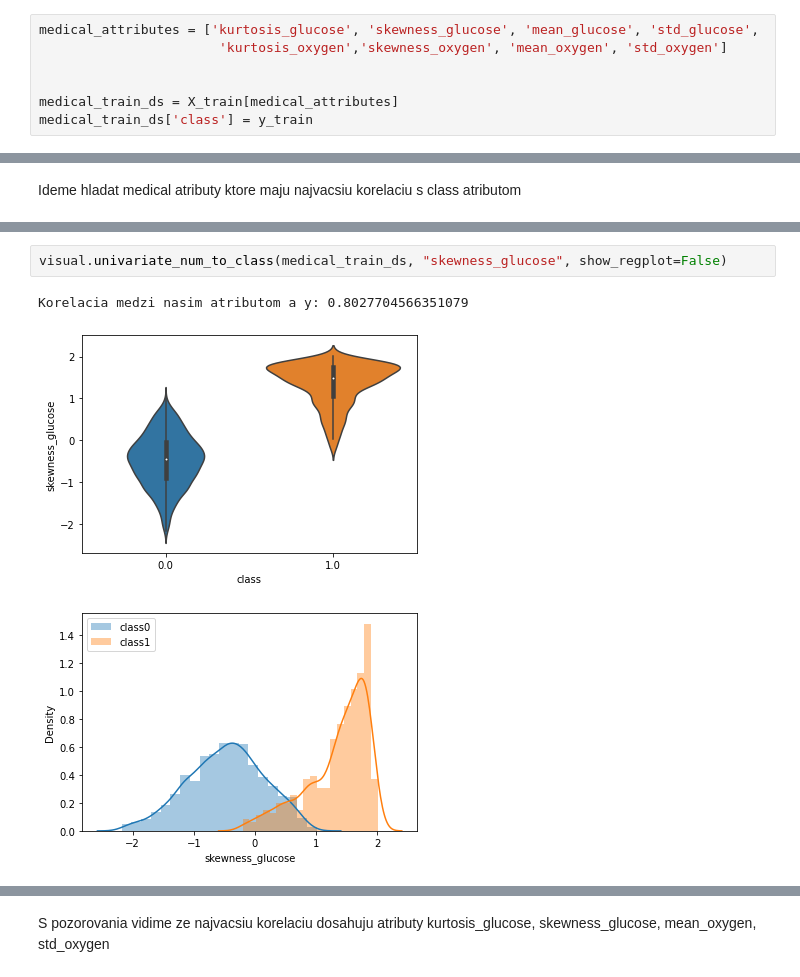
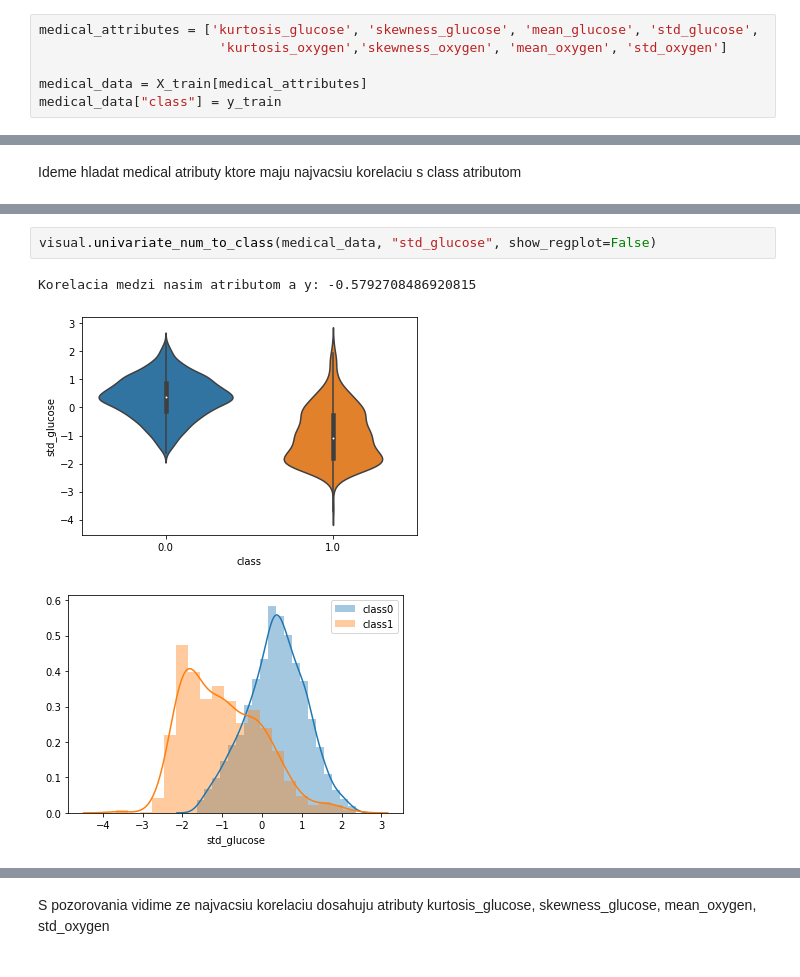
Before and after one commit to MakoHnat/IAU, a Jupyter notebook: 3 cast zadania.ipynb, the cells around one changed output, grey strips where cells are left out. Drawn from its saved outputs; the diff is of its cells as text.

```diff
--- a/3 cast zadania.ipynb
+++ b/3 cast zadania.ipynb
@@ -117,9 +117,8 @@ print(y_valid.shape)
 medical_attributes = ['kurtosis_glucose', 'skewness_glucose', 'mean_glucose', 'std_glucose',
                        'kurtosis_oxygen','skewness_oxygen', 'mean_oxygen', 'std_oxygen']
 
-
-medical_train_ds = X_train[medical_attributes]
-medical_train_ds['class'] = y_train
+medical_data = X_train[medical_attributes]
+medical_data["class"] = y_train
 # %% [output]
 A value is trying to be set on a copy of a slice from a DataFrame.
 Try using .loc[row_indexer,col_indexer] = value instead
@@ -144,7 +159,7 @@ Korelacia medzi nasim atributom a y: 0.8332636111101277
 # %%
-visual.univariate_num_to_class(medical_train_ds, "skewness_glucose", show_regplot=False)
+visual.univariate_num_to_class(medical_data, "std_glucose", show_regplot=False)
 # %% [output]
-Korelacia medzi nasim atributom a y: 0.8027704566351079
+Korelacia medzi nasim atributom a y: -0.5792708486920815
-[figure, old version]
+[figure, new version]
-[figure, old version]
+[figure, new version]
 # %%
```
Also changed, not shown: parts of 35 cells of this notebook.
